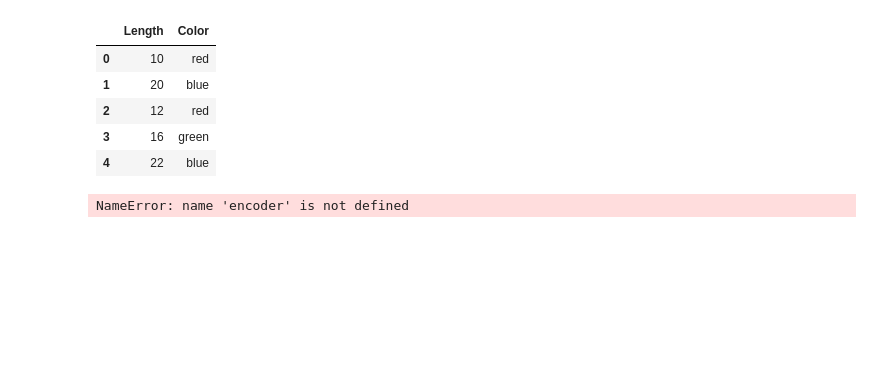
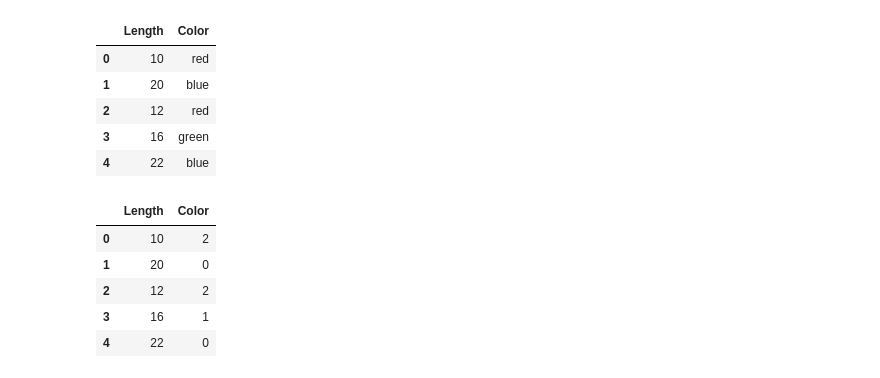
Before and after one commit to alextanhongpin/python-applied-machine-learning, a Jupyter notebook: ch_03/01_categorical.ipynb, the cells around one changed output. Drawn from its saved outputs; the diff is of its cells as text; code cells hidden in the pictures; blank space fills up the shorter version.

```diff
--- a/ch_03/01_categorical.ipynb
+++ b/ch_03/01_categorical.ipynb
@@ -13,10 +13,16 @@ df.head()
 | 3 | 16 | green |
 | 4 | 22 | blue |
 # %%
+encoder = LabelEncoder()
 df["Color"] = encoder.fit_transform(df["Color"])
 df.head()
 # %% [output]
-NameError: name 'encoder' is not defined
+|  | Length | Color |
+| 0 | 10 | 2 |
+| 1 | 20 | 0 |
+| 2 | 12 | 2 |
+| 3 | 16 | 1 |
+| 4 | 22 | 0 |
 # %%
 data = [[10, "red"], [20, "blue"], [12, "red"], [16, "green"], [22, "blue"]]
 df = pd.DataFrame(data, columns=["Length", "Color"])
```
Also changed, not shown: parts of 12 cells of this notebook, 26 other files.
